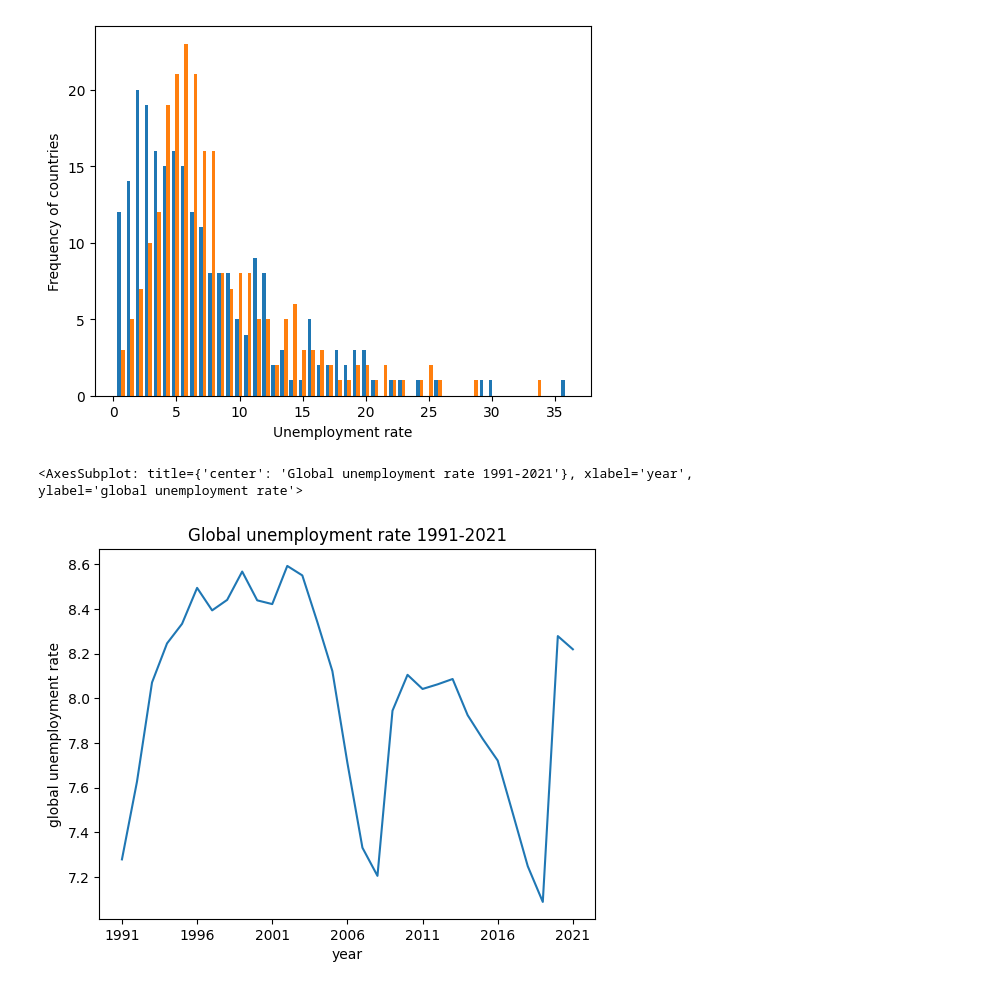
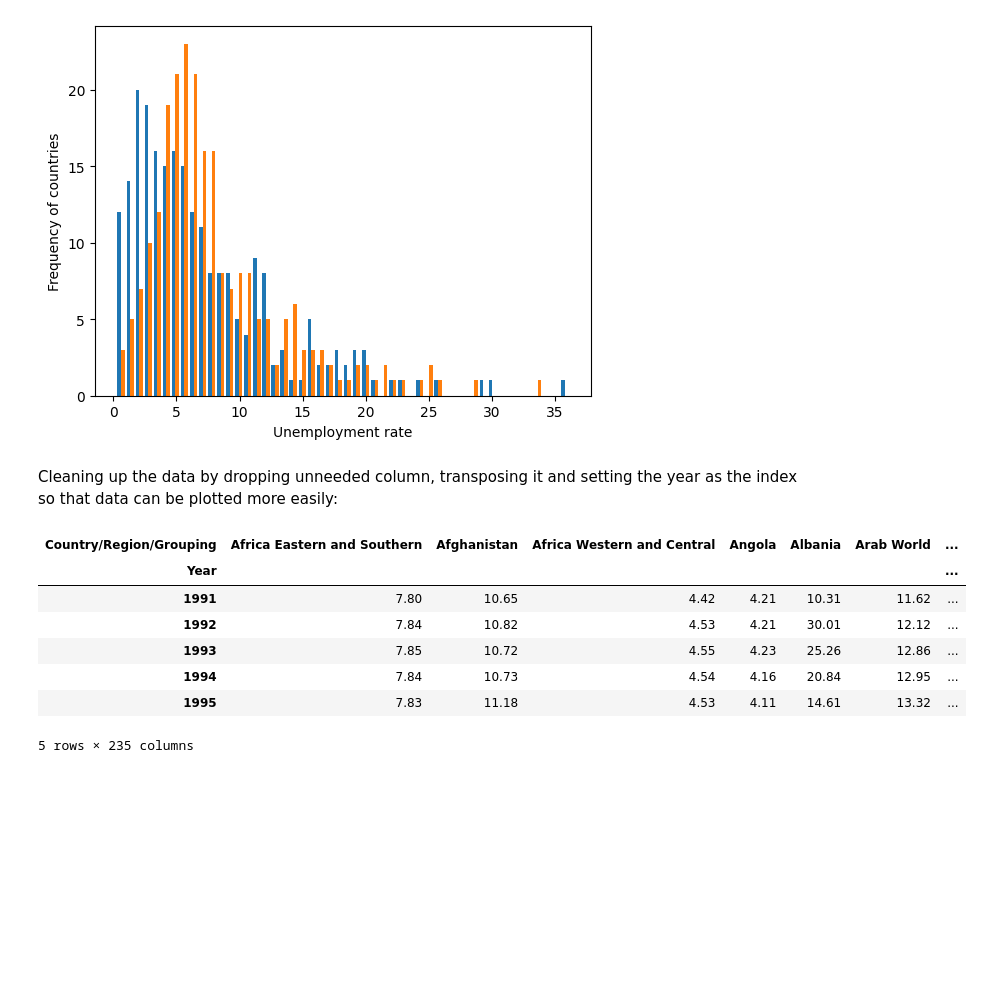
Before and after one commit to DavideIntiso/Foundations-of-Data-Engineering-and-Analytics, a Jupyter notebook: dea01_dataset_analyses.ipynb, the cells around one changed output. Cells and saved outputs as stored; diff of their text form; code cells hidden in the pictures; blank space fills up the shorter version.

```diff
--- a/dea01_dataset_analyses.ipynb
+++ b/dea01_dataset_analyses.ipynb
@@ -97,7 +97,17 @@ averages = unemployed.mean(axis=0, numeric_only=True)
-# %%
-averages.plot(title="Global unemployment rate 1991-2021",
-            xlabel= "year",
-            ylabel = "global unemployment rate")
-# %% [output]
-<AxesSubplot: title={'center': 'Global unemployment rate 1991-2021'}, xlabel='year', ylabel='global unemployment rate'>
-[figure, removed]
+# %% [markdown]
+Cleaning up the data by dropping unneeded column, transposing it and setting the year as the index so that data can be plotted more easily:
+# %%
+df = unemployed.drop(columns=["Country Code"])
+df = df.set_index("Country Name").transpose()
+df.index.names = ["Year"]
+df.columns.names = ["Country/Region/Grouping"]
+df.head()
+# %% [output]
+| Country/Region/Grouping | Africa Eastern and Southern | Afghanistan | Africa Western and Central | Angola | Albania | Arab World | ... |
+| Year |  |  |  |  |  |  | ... |
+| 1991 | 7.80 | 10.65 | 4.42 | 4.21 | 10.31 | 11.62 | ... |
+| 1992 | 7.84 | 10.82 | 4.53 | 4.21 | 30.01 | 12.12 | ... |
+| 1993 | 7.85 | 10.72 | 4.55 | 4.23 | 25.26 | 12.86 | ... |
+| 1994 | 7.84 | 10.73 | 4.54 | 4.16 | 20.84 | 12.95 | ... |
+| 1995 | 7.83 | 11.18 | 4.53 | 4.11 | 14.61 | 13.32 | ... |
+5 rows × 235 columns
```
Also changed, not shown: parts of 16 cells of this notebook.
